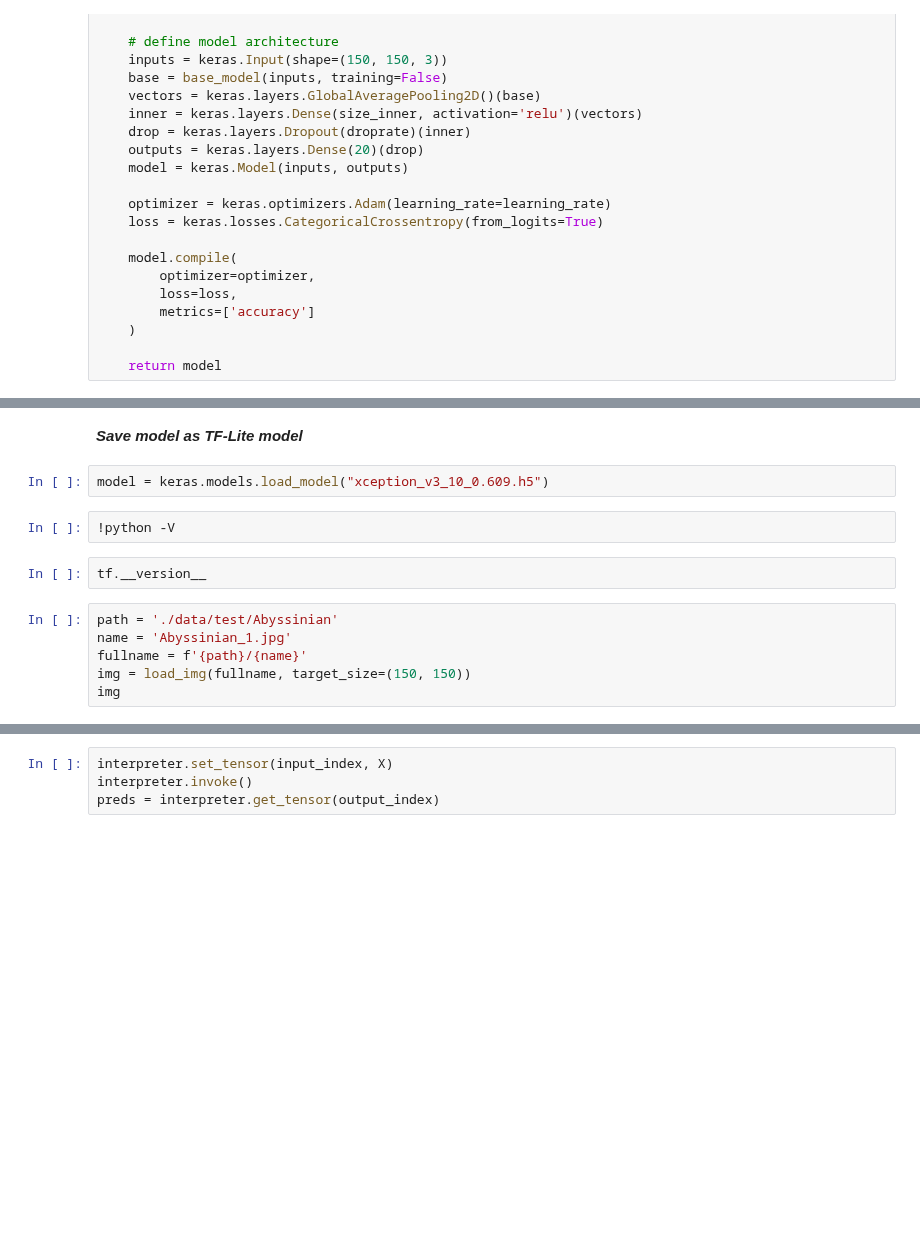
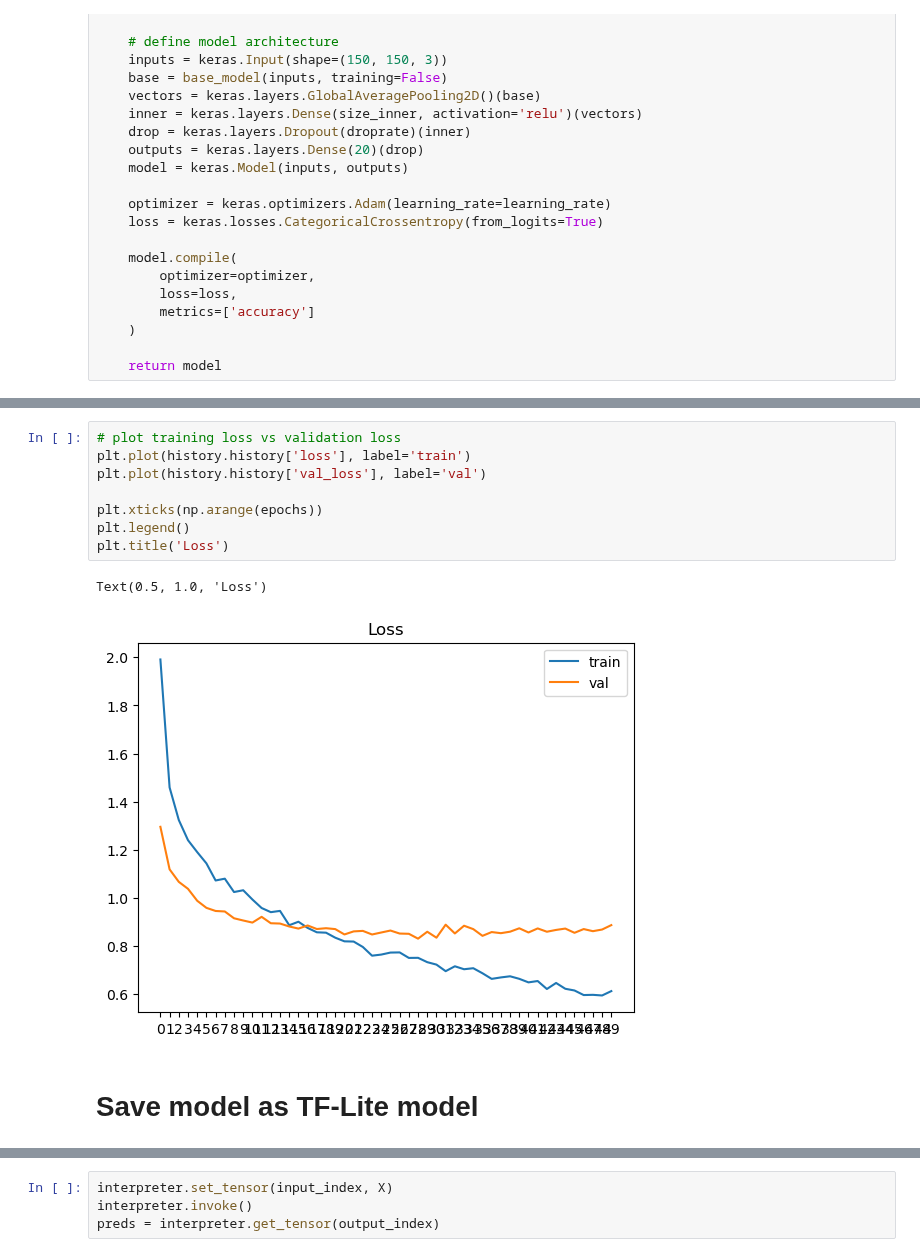
Before and after one commit to BuzzKanga/MLZoomCamp-CNN-CatBreedClassification, a Jupyter notebook: notebook.ipynb, the cells around one changed output, grey strips where cells are left out. Drawn from its saved outputs; the diff is of its cells as text; blank space fills up the shorter version.

```diff
--- a/notebook.ipynb
+++ b/notebook.ipynb
@@ -525,14 +845,13 @@ print('fin')
+# %%
+# plot training loss vs validation loss
+plt.plot(history.history['loss'], label='train')
+plt.plot(history.history['val_loss'], label='val')
+
+plt.xticks(np.arange(epochs))
+plt.legend()
+plt.title('Loss')
+# %% [output]
+Text(0.5, 1.0, 'Loss')
+[figure, added]
 # %% [markdown]
-***Save model as TF-Lite model***
+# Save model as TF-Lite model
-# %%
-model = keras.models.load_model("xception_v3_10_0.609.h5")
-# %%
-!python -V
-# %%
-tf.__version__
-# %%
-path = './data/test/Abyssinian'
-name = 'Abyssinian_1.jpg'
-fullname = f'{path}/{name}'
-img = load_img(fullname, target_size=(150, 150))
-img
```
Also changed, not shown: parts of 83 cells of this notebook, 3 other files.
